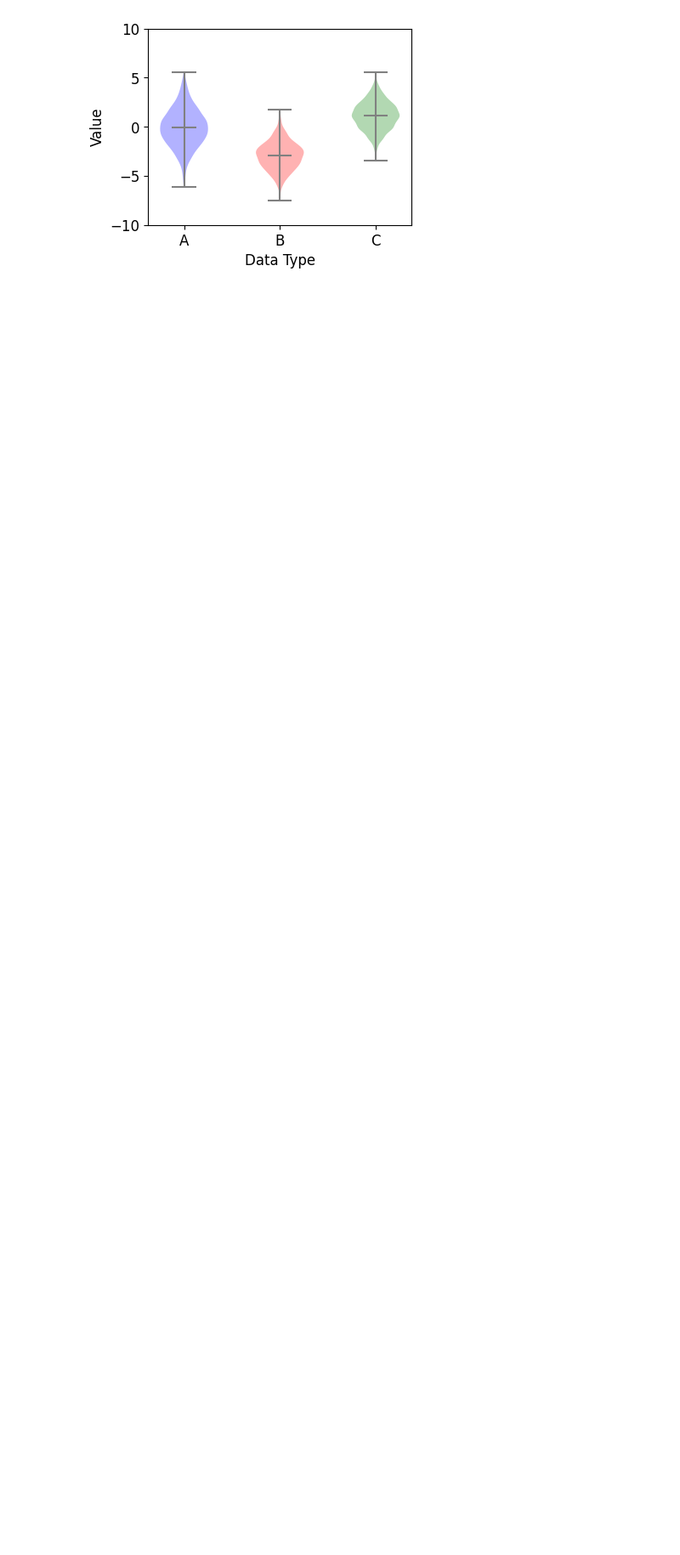
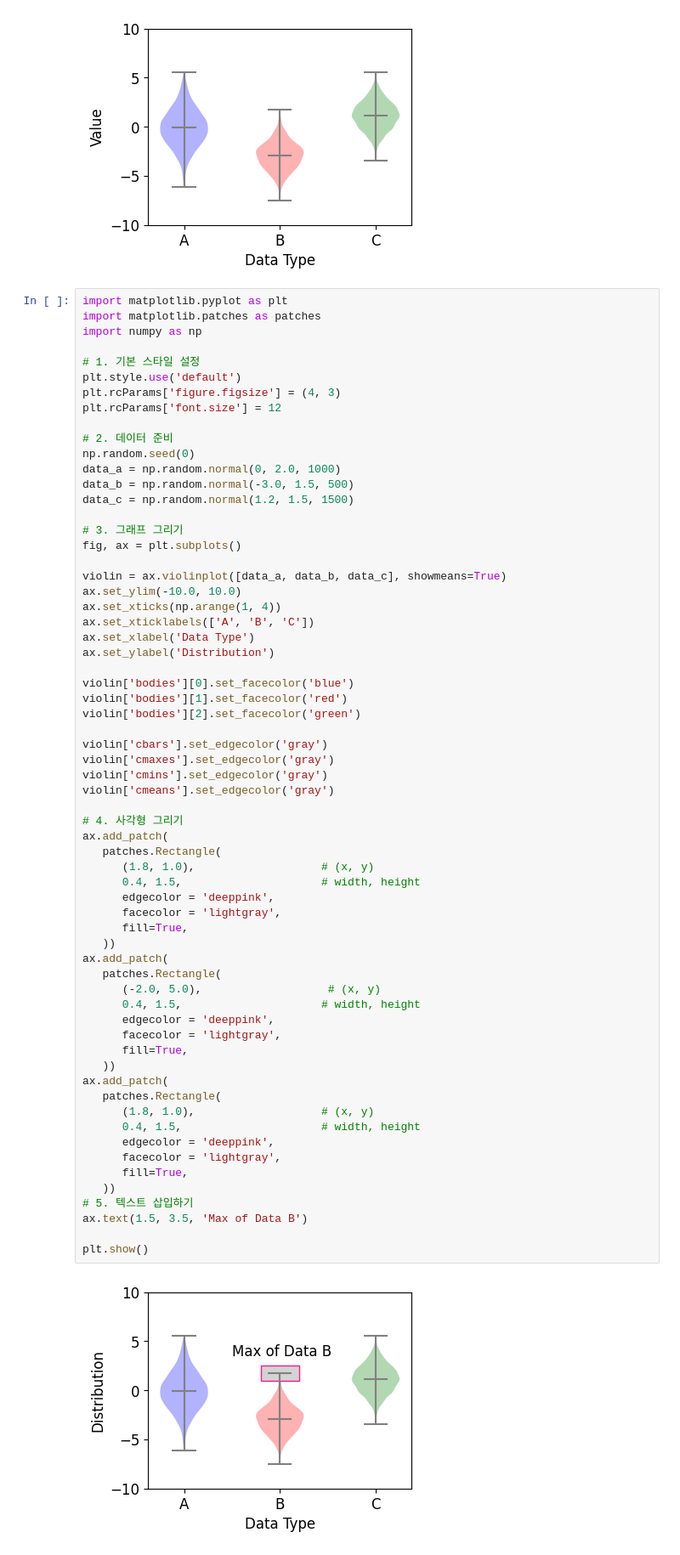
Before and after one commit to zeruel91/PYTHON, a Jupyter notebook: pltlib_graph.ipynb, the cells around one changed output. Shown at 85% size. Saved outputs shown, nothing was run; the diff lists cells and outputs as text; blank space fills up the shorter version.

```diff
--- a/pltlib_graph.ipynb
+++ b/pltlib_graph.ipynb
@@ -248,3 +248,69 @@ violin['cmeans'].set_edgecolor('gray')
 plt.show()
 # %% [output]
 [figure]
+# %%
+import matplotlib.pyplot as plt
+import matplotlib.patches as patches
+import numpy as np
+
+# 1. 기본 스타일 설정
+plt.style.use('default')
+plt.rcParams['figure.figsize'] = (4, 3)
+plt.rcParams['font.size'] = 12
+
+# 2. 데이터 준비
+np.random.seed(0)
+data_a = np.random.normal(0, 2.0, 1000)
+data_b = np.random.normal(-3.0, 1.5, 500)
+data_c = np.random.normal(1.2, 1.5, 1500)
+
+# 3. 그래프 그리기
+fig, ax = plt.subplots()
+
+violin = ax.violinplot([data_a, data_b, data_c], showmeans=True)
+ax.set_ylim(-10.0, 10.0)
+ax.set_xticks(np.arange(1, 4))
+ax.set_xticklabels(['A', 'B', 'C'])
+ax.set_xlabel('Data Type')
+ax.set_ylabel('Distribution')
+
+violin['bodies'][0].set_facecolor('blue')
+violin['bodies'][1].set_facecolor('red')
+violin['bodies'][2].set_facecolor('green')
+
+violin['cbars'].set_edgecolor('gray')
+violin['cmaxes'].set_edgecolor('gray')
+violin['cmins'].set_edgecolor('gray')
+violin['cmeans'].set_edgecolor('gray')
+
+# 4. 사각형 그리기
+ax.add_patch(
+   patches.Rectangle(
+      (1.8, 1.0),                   # (x, y)
+      0.4, 1.5,                     # width, height
+      edgecolor = 'deeppink',
+      facecolor = 'lightgray',
+      fill=True,
+   ))
+ax.add_patch(
+   patches.Rectangle(
+      (-2.0, 5.0),                   # (x, y)
+      0.4, 1.5,                     # width, height
+      edgecolor = 'deeppink',
+      facecolor = 'lightgray',
+      fill=True,
+   ))
+ax.add_patch(
+   patches.Rectangle(
+      (1.8, 1.0),                   # (x, y)
+      0.4, 1.5,                     # width, height
+      edgecolor = 'deeppink',
+      facecolor = 'lightgray',
+      fill=True,
+   ))
+# 5. 텍스트 삽입하기
+ax.text(1.5, 3.5, 'Max of Data B')
+
+plt.show()
+# %% [output]
+[figure, added]
```
Also changed, not shown: parts of 1 cell of this notebook.
